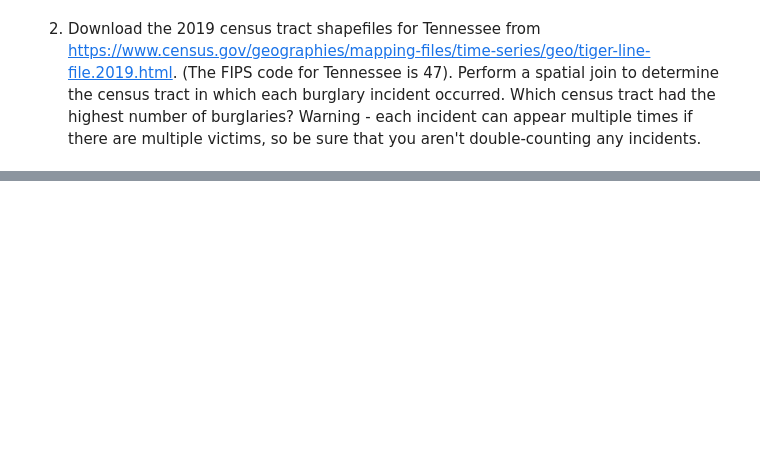
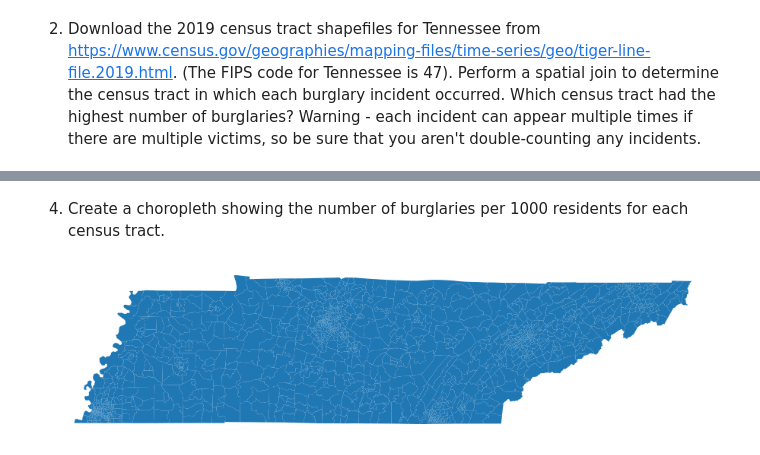
Before and after one commit to nss-data-science-cohort-5/geospatial_api-blue-barracudas, a Jupyter notebook: geospatial_jess.ipynb, the cells around one changed output, grey strips where cells are left out. Cells and saved outputs as stored; diff of their text form; code cells hidden in the pictures; blank space fills up the shorter version.

```diff
--- a/geospatial_jess.ipynb
+++ b/geospatial_jess.ipynb
@@ -25,3 +99,2 @@ response.text
 # %%
-#gpd.read_file("../tl_2019_47_tract/tl_2019_47_tract.shp")
-gpd.read_file(r"C:\Users\j0909\Desktop\tl_2019_47_tract\tl_2019_47_tract.shp")
+census = gpd.read_file("./tl_2019_47_tract/tl_2019_47_tract.shp")
@@ -65,0 +138,2 @@ Incidents['Incident Reported'].isna().sum()
+# %%
+census = census[['STATEFP', 'COUNTYFP', 'NAME', 'NAMELSAD', 'TRACTCE', 'geometry']]
@@ -65,0 +187,8 @@ Incidents['Incident Reported'].isna().sum()
+# %% [markdown]
+4. Create a choropleth showing the number of burglaries per 1000 residents for each census tract.
+# %%
+fig, ax = plt.subplots(figsize=(16,4))
+census.plot(ax = ax)
+ax.axis('off');
+# %% [output]
+[figure, added]
```
Also changed, not shown: parts of 26 cells of this notebook.
